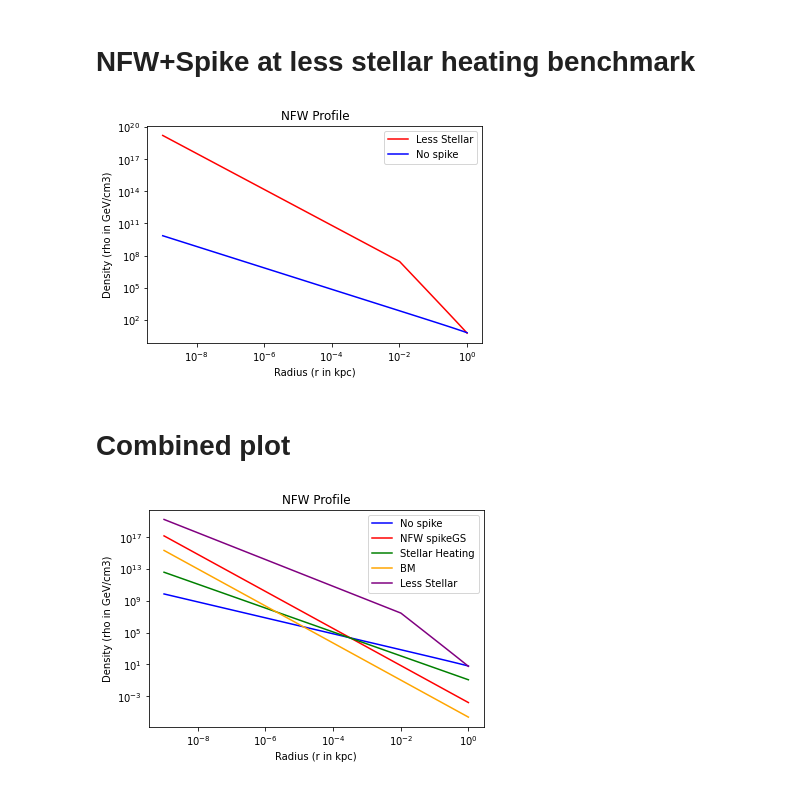
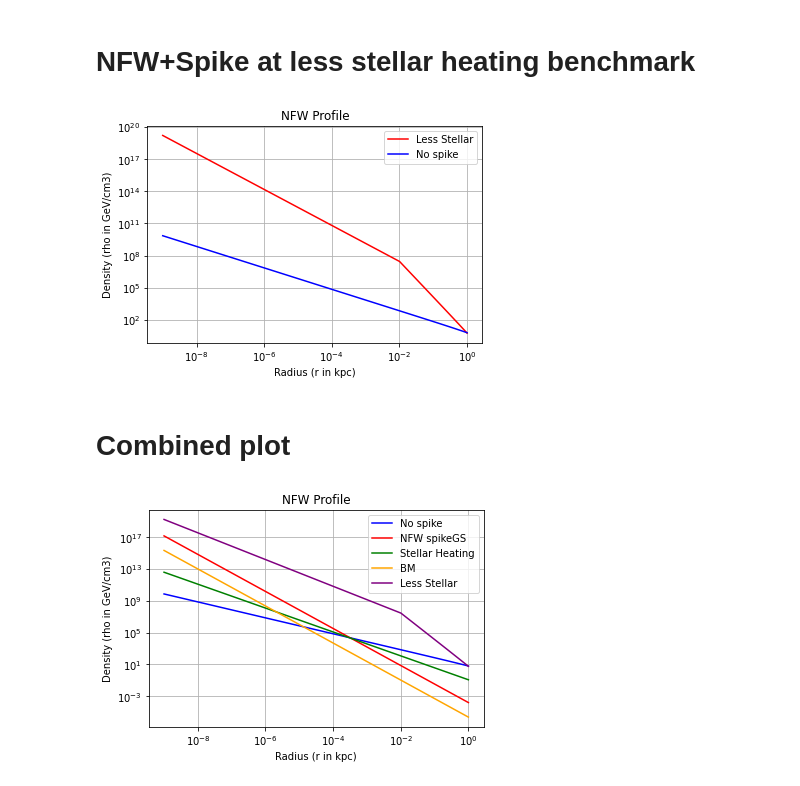
Before and after one commit to Ritabik/Darkmatter_annihilation, a Jupyter notebook: NFW_Reconstructions.ipynb, the cells around one changed output. Cells and saved outputs as stored; diff of their text form; code cells hidden in the pictures.

```diff
--- a/NFW_Reconstructions.ipynb
+++ b/NFW_Reconstructions.ipynb
@@ -160,34 +164,35 @@ import matplotlib.pyplot as plt
 
 def nfw_lessstellar(r, Rsp, gamma_sp):
     x = np.where(r > 10**(-5), r, r / Rsp)
     return nfw_profile(x, rs, rhos) * x**(-gamma_sp)
 
 # Set the parameters for the NFW profile
 r0 = 8.2
 rs = 18.6  # Scale radius
 rho0 = 0.383
 Rsp = 0.34 * 10**(-3)
 gamma_sp = 2.325
 rhos = rho0 * (r0 / rs) * ((1 + (r0 / rs))**2)
 
 # Generate radii from 0.01 to 10 times the scale radius
 r = np.linspace(10**(-9), 1, 100)
 
 # Calculate the NFW density profile at each radius
 density_lesserheating = nfw_lessstellar(r, Rsp, gamma_sp)
 
 # Plot the NFW profile
 plt.plot(r, density_lesserheating, label='Less Stellar', color='r')
 plt.plot(r, density_NFW, label='No spike',color='b')
 plt.xscale('log')
 plt.yscale('log')
 plt.xlabel('Radius (r in kpc)')
 plt.ylabel('Density (rho in GeV/cm3)')
 plt.title('NFW Profile')
+plt.grid(True)
 plt.legend()
 plt.show()
 # %% [output]
-[figure, old version]
+[figure, new version]
 # %% [markdown]
 # Combined plot
 # %%
@@ -201,7 +206,8 @@ plt.yscale('log')
 plt.xlabel('Radius (r in kpc)')
 plt.ylabel('Density (rho in GeV/cm3)')
 plt.title('NFW Profile')
+plt.grid(True)
 plt.legend()
 plt.show()
 # %% [output]
-[figure, old version]
+[figure, new version]
```
Also changed, not shown: parts of 4 cells of this notebook.
